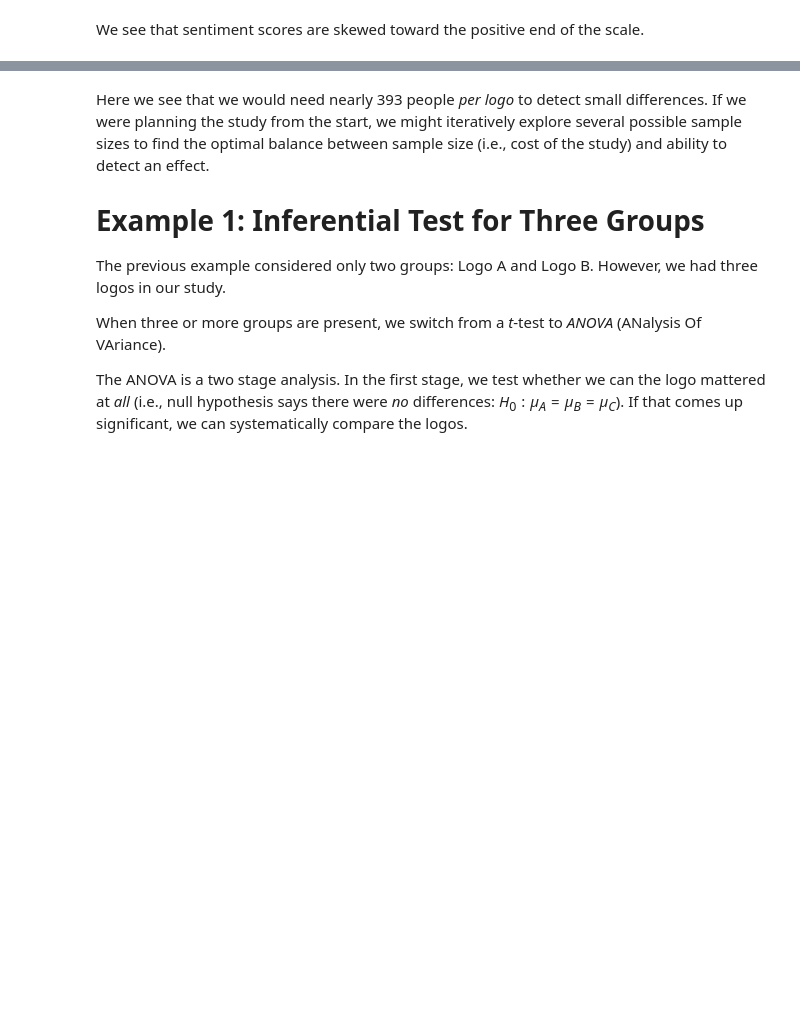
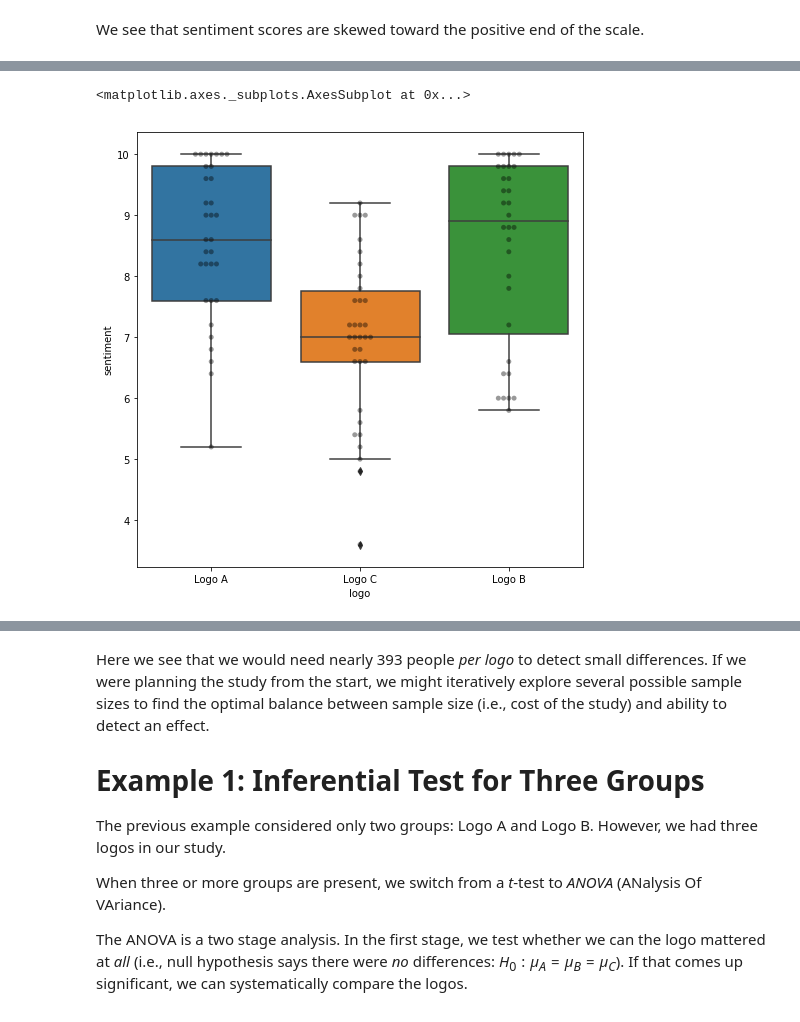
Before and after one commit to Tommytrungto/Research-Methods-for-Data-Science-with-Python, a Jupyter notebook: Module5/Mod5_Lab3_-_Experiments.ipynb, the cells around one changed output, grey strips where cells are left out. Saved outputs shown, nothing was run; the diff lists cells and outputs as text; code cells hidden in the pictures; blank space fills up the shorter version.

```diff
--- a/Module5/Mod5_Lab3_-_Experiments.ipynb
+++ b/Module5/Mod5_Lab3_-_Experiments.ipynb
@@ -763,0 +194,9 @@ NOTE: n is number in *each* group
+# %%
+print(dat.shape)
+dat.dropna(subset = ['logo'], inplace = True)
+print(dat.shape)
+
+## Check once more
+for col in dat.columns:
+    print(col + ' has missing values ' +
+          str((dat[col].isnull().values.any()) or str(dat[col].isna().values.any())))
@@ -763,0 +234,7 @@ NOTE: n is number in *each* group
+# %%
+ax = plt.figure(figsize=(8,8)).gca() # define axis
+sns.boxplot(x = 'logo', y = 'sentiment', data = dat, ax = ax)
+sns.swarmplot(x = 'logo', y = 'sentiment', color = 'black', data = dat, ax = ax, alpha = 0.4)
+# %% [output]
+<matplotlib.axes._subplots.AxesSubplot at 0x...>
+[figure, added]
```
Also changed, not shown: parts of 53 cells of this notebook.
